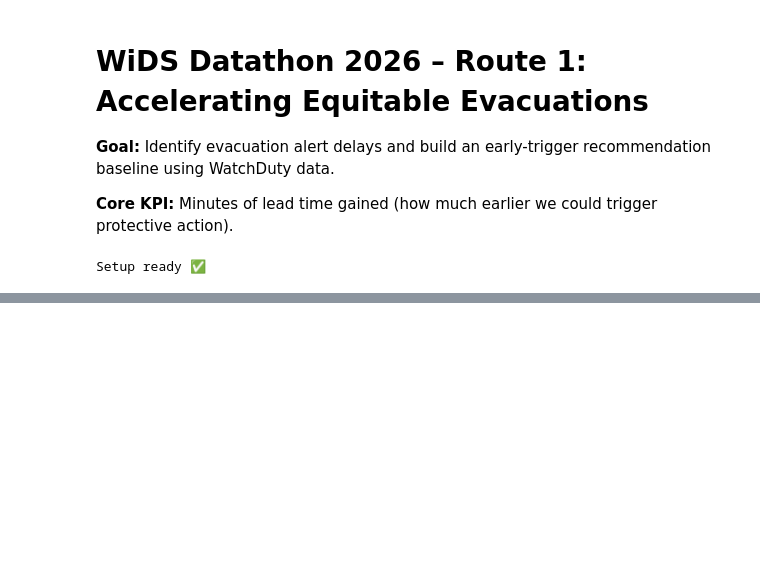
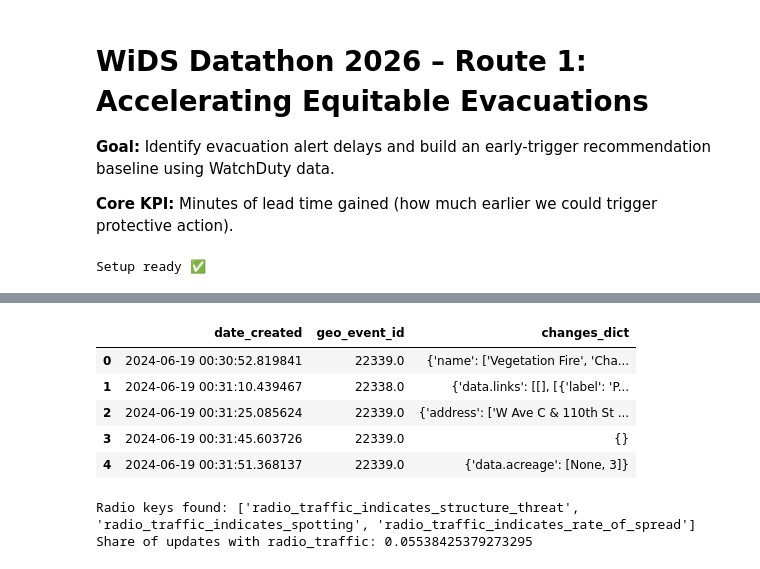
Before and after one commit to hamzukus1234/wids-datathon-university-template, a Jupyter notebook: notebook.ipynb, the cells around one changed output, grey strips where cells are left out. Cells and saved outputs as stored; diff of their text form; code cells hidden in the pictures; blank space fills up the shorter version.

```diff
--- a/notebook.ipynb
+++ b/notebook.ipynb
@@ -50,0 +78,32 @@ ParserError: Error tokenizing data. C error: EOF inside string starting at row 6
+# %%
+# Transformăm string-ul JSON din "changes" în dict Python, ca să putem citi cheile ușor
+ge_changelog["changes_dict"] = ge_changelog["changes"].apply(
+    lambda x: json.loads(x) if pd.notnull(x) else {}
+)
+
+# Verificăm primele rânduri
+ge_changelog[["date_created", "geo_event_id", "changes_dict"]].head()
+# %% [output]
+|  | date_created | geo_event_id | changes_dict |
+| 0 | 2024-06-19 00:30:52.819841 | 22339.0 | {'name': ['Vegetation Fire', 'Cha... |
+| 1 | 2024-06-19 00:31:10.439467 | 22338.0 | {'data.links': [[], [{'label': 'P... |
+| 2 | 2024-06-19 00:31:25.085624 | 22339.0 | {'address': ['W Ave C & 110th St ... |
+| 3 | 2024-06-19 00:31:45.603726 | 22339.0 | {} |
+| 4 | 2024-06-19 00:31:51.368137 | 22339.0 | {'data.acreage': [None, 3]} |
+# %%
+# Numărăm cheile din changes_dict ca să vedem ce semnale avem în date
+key_counter = Counter()
+for d in ge_changelog["changes_dict"]:
+    key_counter.update(d.keys())
+
+# Listăm cheile radio traffic existente
+radio_keys = [k for k in key_counter.keys() if "radio_traffic" in k]
+
+print("Radio keys found:", radio_keys)
+
+# Procentul de update-uri care conțin radio traffic (semnale rare, dar puternice)
+radio_share = ge_changelog["changes"].str.contains("radio_traffic", na=False).mean()
+print("Share of updates with radio_traffic:", radio_share)
+# %% [output]
+Radio keys found: ['radio_traffic_indicates_structure_threat', 'radio_traffic_indicates_spotting', 'radio_traffic_indicates_rate_of_spread']
+Share of updates with radio_traffic: 0.05538425379273295
```
Also changed, not shown: parts of 27 cells of this notebook.
